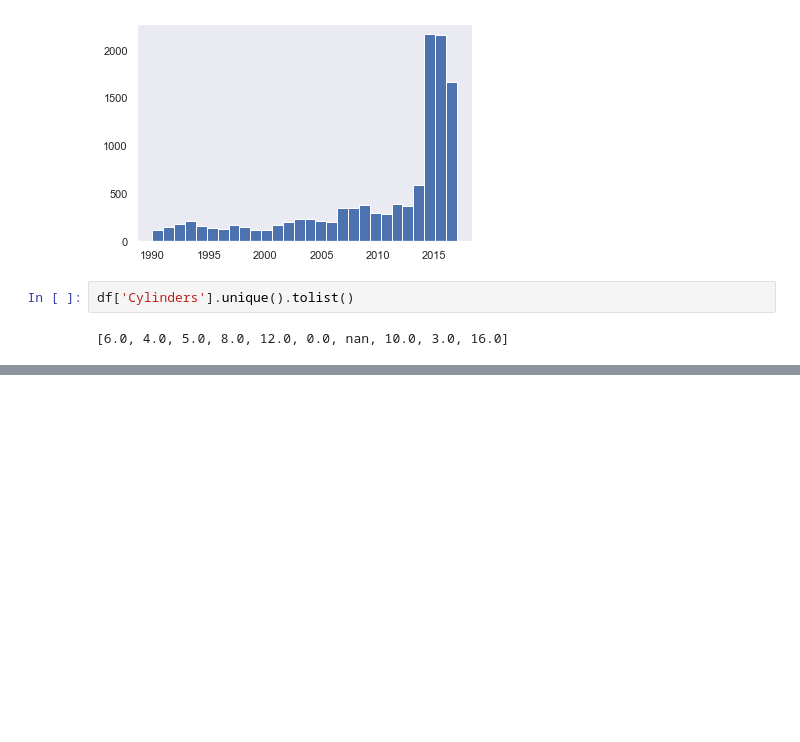
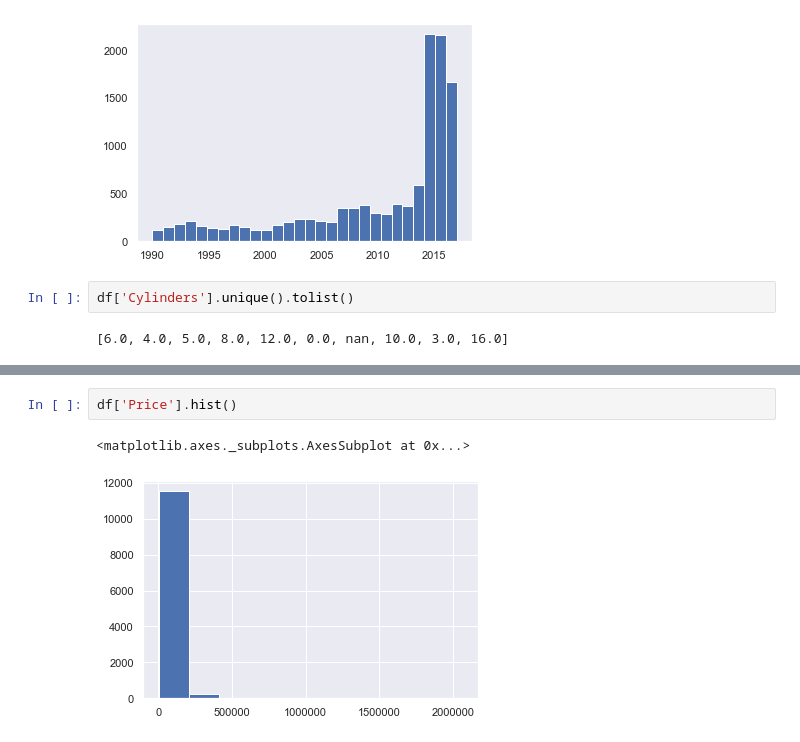
Before and after one commit to iAmNawa/exploratory-data-analysis, a Jupyter notebook: car-price-prediction/data cleaning.ipynb, the cells around one changed output, grey strips where cells are left out. Drawn from its saved outputs; the diff is of its cells as text; blank space fills up the shorter version.

```diff
--- a/car-price-prediction/data cleaning.ipynb
+++ b/car-price-prediction/data cleaning.ipynb
@@ -87,0 +329,5 @@ df['Cylinders'].unique().tolist()
+# %%
+df['Price'].hist()
+# %% [output]
+<matplotlib.axes._subplots.AxesSubplot at 0x...>
+[figure, added]
```
Also changed, not shown: parts of 36 cells of this notebook.
